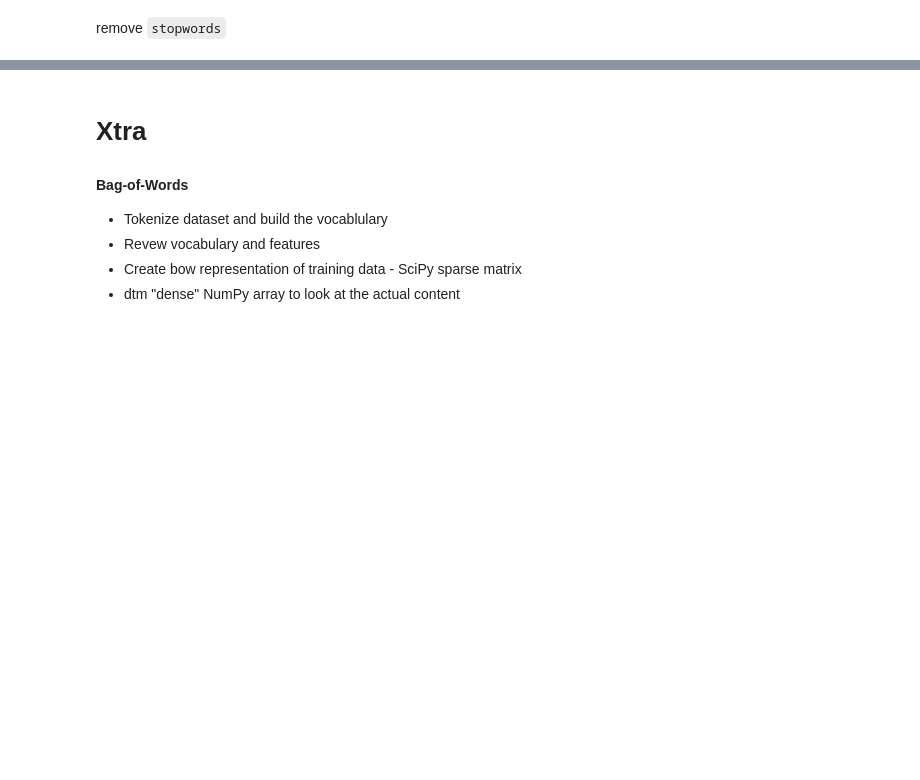
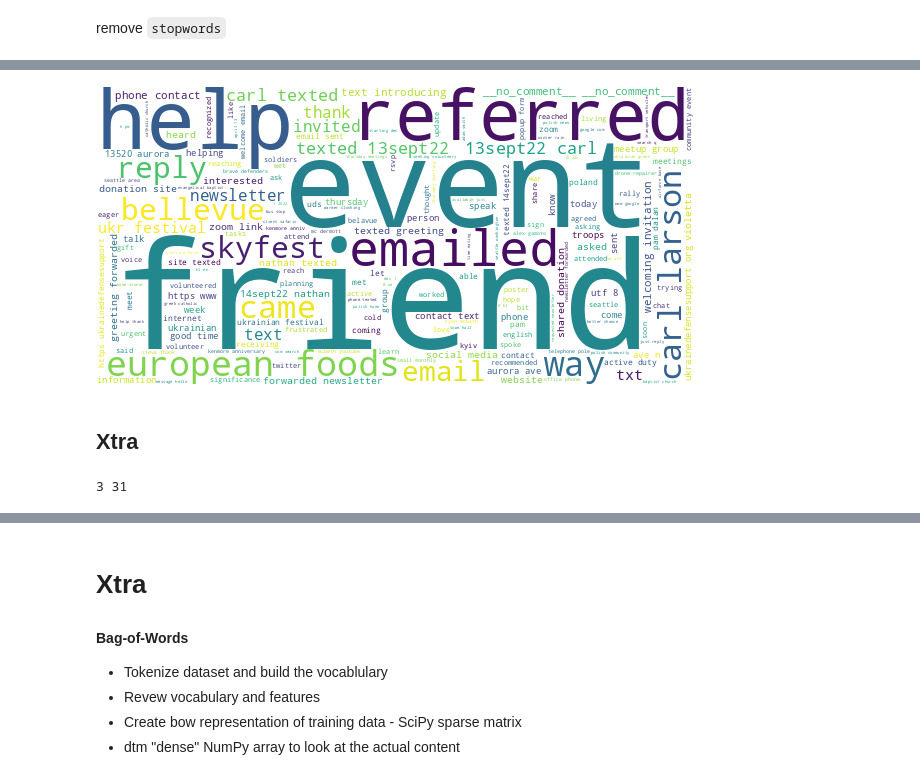
Before and after one commit to anyaconda/my-razom, a Jupyter notebook: nlp_1_dataprep.ipynb, the cells around one changed output, grey strips where cells are left out. Cells and saved outputs as stored; diff of their text form; code cells hidden in the pictures; blank space fills up the shorter version.

```diff
--- a/nlp_1_dataprep.ipynb
+++ b/nlp_1_dataprep.ipynb
@@ -403,9 +603,24 @@ len(my_stop_words), len(uds_stopwords), len(text.ENGLISH_STOP_WORDS)
 # %%
 # Create a WordCloud object
-wordcloud = WordCloud(stopwords = my_stop_words, background_color="white", max_words=5000, include_numbers=True, collocation_threshold=5, width=600, height=300, contour_width=3, contour_color='steelblue')
+wordcloud = WordCloud(stopwords = my_stop_words, background_color="white", max_words=2000, include_numbers=True, collocation_threshold=5, width=600, height=300, contour_width=3, contour_color='steelblue')
 # Generate a word cloud
 wordcloud.generate(long_string)
 # Visualize the word cloud
 wordcloud.to_image()
+# %% [output]
+[figure, added]
+# %% [markdown]
+## Xtra
+# %%
+#$xtra
+#Python - sum of all counts in collections.Counter
+# refer to https://testdriven.io/tips/6729e7af-9482-4b37-a780-fab42b709841/
+from collections import Counter
+
+pencil_stock = Counter({"Red": 17, "Blue": 5, "Green": 9}) #Counter for dicts
+
+print(len(pencil_stock), pencil_stock.total())
+# %% [output]
+3 31
 # %%
 mystop
```
Also changed, not shown: parts of 67 cells of this notebook, 4 other files.
